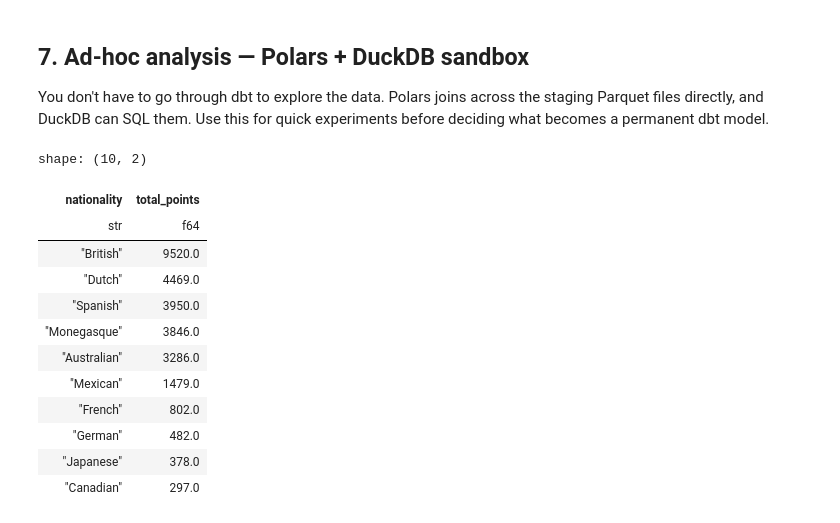
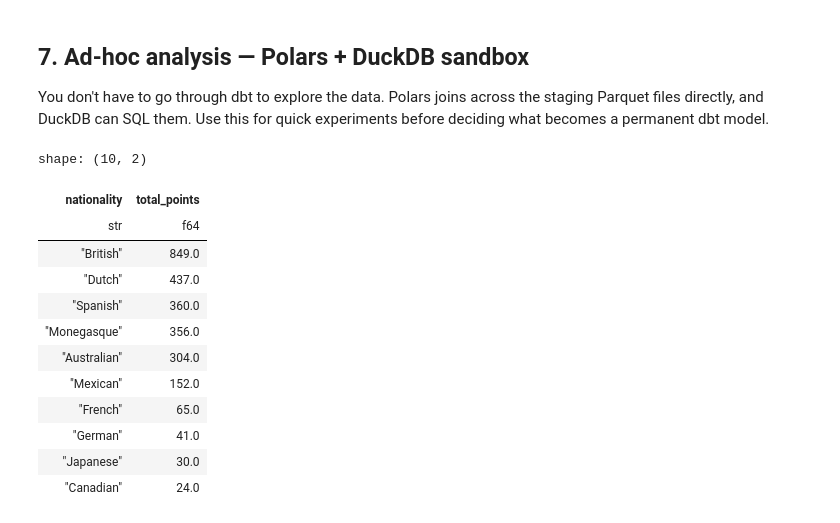
Before and after one commit to abhisheksingh0509/polars-dbt-duckdb-dagster, a Jupyter notebook: notebooks/01_explore.ipynb, the cells around one changed output. Saved outputs shown, nothing was run; the diff lists cells and outputs as text; code cells hidden in the pictures.

```diff
--- a/notebooks/01_explore.ipynb
+++ b/notebooks/01_explore.ipynb
@@ -30,19 +37,22 @@ DATA_ROOT = PROJECT_ROOT / "data"
 # Point this at another dataset (e.g. "nyc_taxi") to explore it with the same cells.
 DATASET = "f1"
 
-# Bronze (Delta — PolarsDeltaIOManager appends '.delta' as a format marker)
-RAW_RACES_PATH   = DATA_ROOT / "raw" / DATASET / "raw_races.delta"
-RAW_DRIVERS_PATH = DATA_ROOT / "raw" / DATASET / "raw_drivers.delta"
-RAW_RESULTS_PATH = DATA_ROOT / "raw" / DATASET / "raw_results.delta"
+# Bronze (Delta — PolarsDeltaIOManager appends '.delta' as a format marker).
+# Each table is partitioned by `season` (2023, 2024) inside the one .delta directory.
+RAW_RACES_PATH          = DATA_ROOT / "raw" / DATASET / "raw_races.delta"
+RAW_DRIVERS_PATH        = DATA_ROOT / "raw" / DATASET / "raw_drivers.delta"
+RAW_RESULTS_PATH        = DATA_ROOT / "raw" / DATASET / "raw_results.delta"
+RAW_SPRINT_RESULTS_PATH = DATA_ROOT / "raw" / DATASET / "raw_sprint_results.delta"
 
 # Silver (Parquet — dbt external materialization)
-STG_RACES_PATH   = DATA_ROOT / "staging" / DATASET / "stg_races.parquet"
-STG_DRIVERS_PATH = DATA_ROOT / "staging" / DATASET / "stg_drivers.parquet"
-STG_RESULTS_PATH = DATA_ROOT / "staging" / DATASET / "stg_results.parquet"
+STG_RACES_PATH          = DATA_ROOT / "staging" / DATASET / "stg_races.parquet"
+STG_DRIVERS_PATH        = DATA_ROOT / "staging" / DATASET / "stg_drivers.parquet"
+STG_RESULTS_PATH        = DATA_ROOT / "staging" / DATASET / "stg_results.parquet"
+STG_SPRINT_RESULTS_PATH = DATA_ROOT / "staging" / DATASET / "stg_sprint_results.parquet"
 
 # Gold (Parquet — dbt external materialization)
-MART_COUNTRIES_PATH = DATA_ROOT / "marts" / DATASET / "mart_country_race_summary.parquet"
-MART_STANDINGS_PATH = DATA_ROOT / "marts" / DATASET / "mart_driver_standings.parquet"
+MART_COUNTRIES_PATH   = DATA_ROOT / "marts" / DATASET / "mart_country_race_summary.parquet"
+MART_STANDINGS_PATH   = DATA_ROOT / "marts" / DATASET / "mart_driver_standings.parquet"
 MART_CONSTRUCTOR_PATH = DATA_ROOT / "marts" / DATASET / "mart_constructor_standings.parquet"
 
 print(f"Project root: {PROJECT_ROOT}")
@@ -159,0 +256,8 @@ stg_results.select(pl.col("season").unique().sort()).to_series().to_list()
+# %%
+# Sprint results: one row per (sprint, driver). Only the ~6 sprint weekends/season have these.
+# Their points are added on top of GP points in the standings marts.
+stg_sprint = pl.read_parquet(STG_SPRINT_RESULTS_PATH)
+print(f"Rows: {stg_sprint.height}")
+print("Sprint points per season:")
+print(stg_sprint.group_by("season").agg(pl.col("points").sum().alias("sprint_points_awarded")).sort("season"))
+stg_sprint.head()
@@ -231,27 +374,34 @@ shape: (10, 9)
 
 You don't have to go through dbt to explore the data. Polars joins across the staging Parquet files directly, and DuckDB can SQL them. Use this for quick experiments before deciding what becomes a permanent dbt model.
 # %%
-# Example: total championship points by driver nationality.
-# Pure Polars — joins stg_results + stg_drivers without going through the marts.
+# Example: total championship points (GP + sprint) by driver nationality, for 2024.
+# Pure Polars — joins stg_results + stg_drivers WITHOUT the marts.
+# Join on (driver_id, season): drivers are per-season now, so an unqualified join fans out.
+gp_2024 = stg_results.filter(pl.col("season") == 2024)
+sprint_2024 = stg_sprint.filter(pl.col("season") == 2024)
+
 points_by_nation = (
-    stg_results
-    .join(stg_drivers, on="driver_id")
+    pl.concat([
+        gp_2024.select("driver_id", "season", "points"),
+        sprint_2024.select("driver_id", "season", "points"),
+    ])
+    .join(stg_drivers, on=["driver_id", "season"])
     .group_by("nationality")
     .agg(pl.col("points").sum().alias("total_points"))
     .sort("total_points", descending=True)
 )
 points_by_nation.head(10)
 # %% [output]
 shape: (10, 2)
 | nationality | total_points |
 | str | f64 |
-| "British" | 9520.0 |
-| "Dutch" | 4469.0 |
-| "Spanish" | 3950.0 |
-| "Monegasque" | 3846.0 |
-| "Australian" | 3286.0 |
-| "Mexican" | 1479.0 |
-| "French" | 802.0 |
-| "German" | 482.0 |
-| "Japanese" | 378.0 |
-| "Canadian" | 297.0 |
+| "British" | 849.0 |
+| "Dutch" | 437.0 |
+| "Spanish" | 360.0 |
+| "Monegasque" | 356.0 |
+| "Australian" | 304.0 |
+| "Mexican" | 152.0 |
+| "French" | 65.0 |
+| "German" | 41.0 |
+| "Japanese" | 30.0 |
+| "Canadian" | 24.0 |
```
Also changed, not shown: parts of 23 cells of this notebook, 21 other files.
